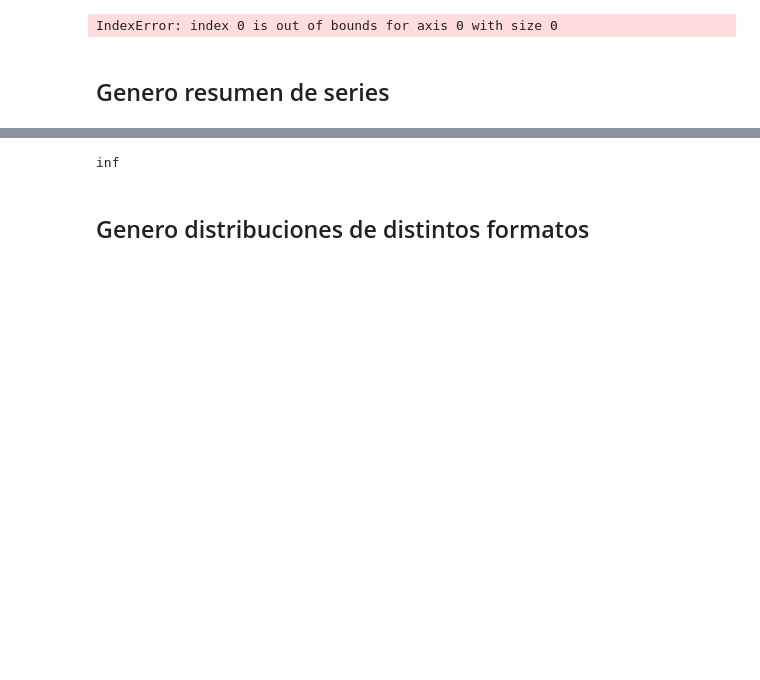
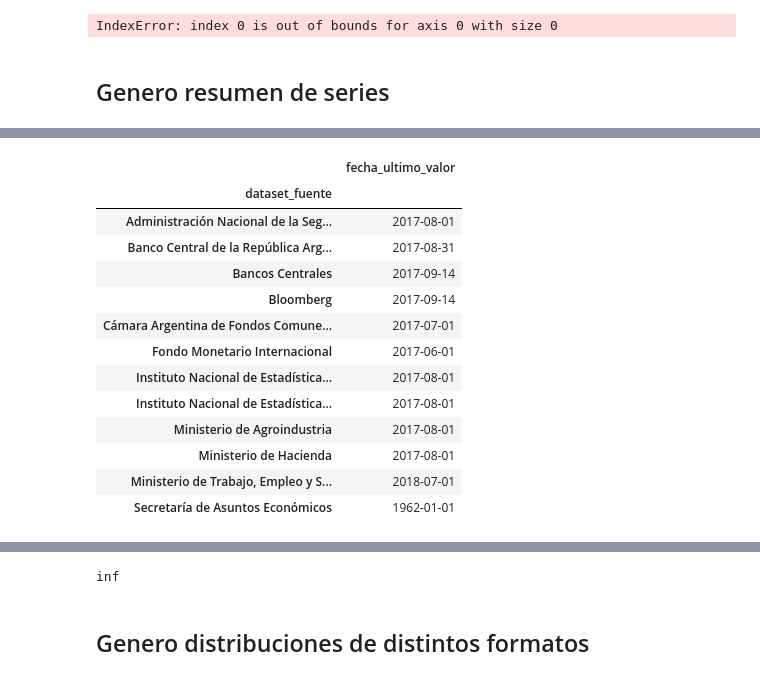
Before and after one commit to datosgobar/series-tiempo-ar-scraping, a Jupyter notebook: scripts/Pruebas dumps.ipynb, the cells around one changed output, grey strips where cells are left out. Drawn from its saved outputs; the diff is of its cells as text; code cells hidden in the pictures; blank space fills up the shorter version.

```diff
--- a/scripts/Pruebas dumps.ipynb
+++ b/scripts/Pruebas dumps.ipynb
@@ -144,0 +130,17 @@ df_series[~(df_series.serie_actualizada) & (df_series.indice_tiempo_frecuencia =
+# %%
+group_fuentes.max()[["serie_indice_final"]].rename(columns={"serie_indice_final": "fecha_ultimo_valor"})
+# %% [output]
+|  | fecha_ultimo_valor |
+| dataset_fuente |  |
+| Administración Nacional de la Seg... | 2017-08-01 |
+| Banco Central de la República Arg... | 2017-08-31 |
+| Bancos Centrales | 2017-09-14 |
+| Bloomberg | 2017-09-14 |
+| Cámara Argentina de Fondos Comune... | 2017-07-01 |
+| Fondo Monetario Internacional | 2017-06-01 |
+| Instituto Nacional de Estadística... | 2017-08-01 |
+| Instituto Nacional de Estadística... | 2017-08-01 |
+| Ministerio de Agroindustria | 2017-08-01 |
+| Ministerio de Hacienda | 2017-08-01 |
+| Ministerio de Trabajo, Empleo y S... | 2018-07-01 |
+| Secretaría de Asuntos Económicos | 1962-01-01 |
```
Also changed, not shown: parts of 11 cells of this notebook, 4 other files.
